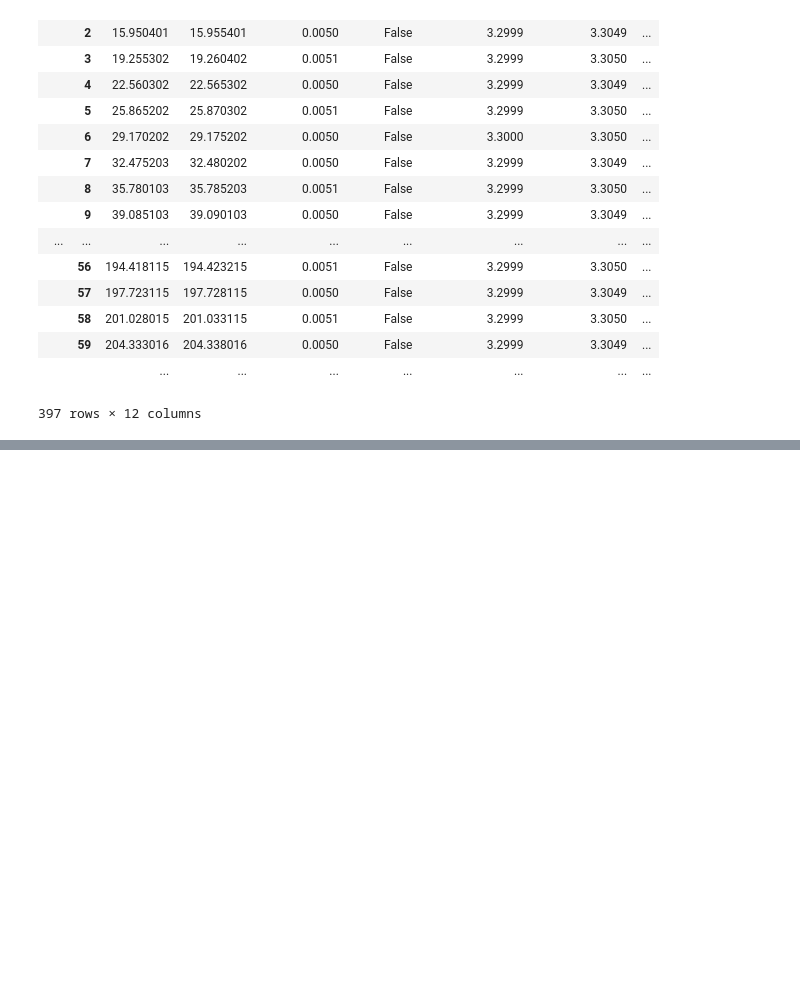
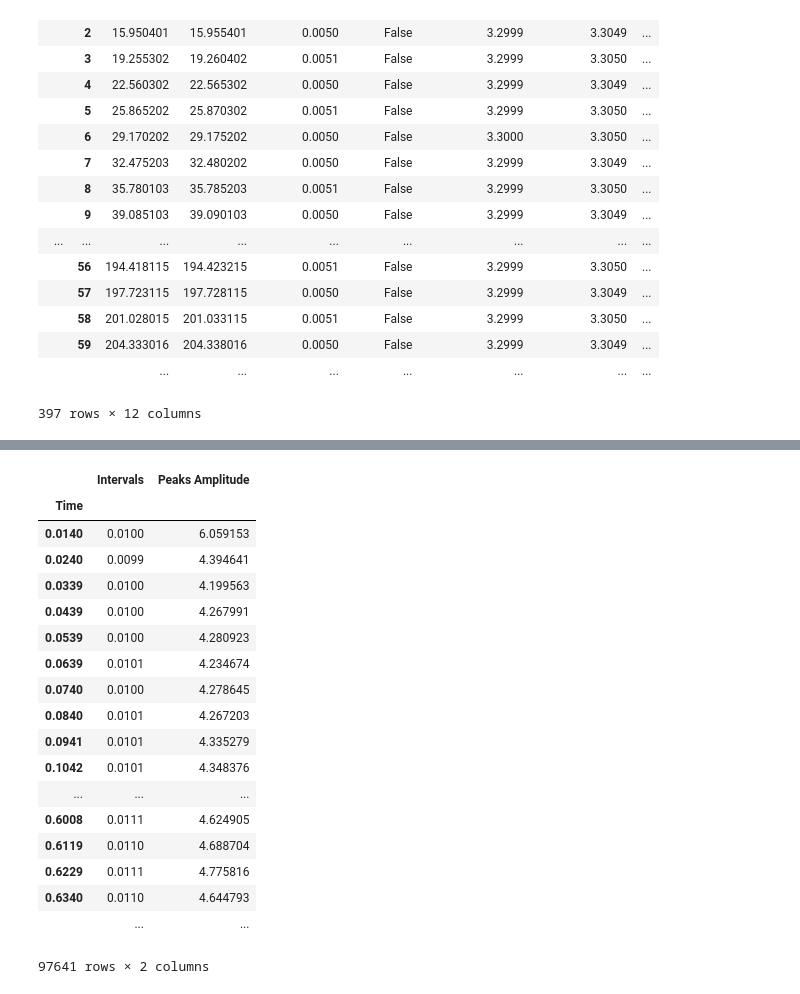
Before and after one commit to aedobyns/lab, a Jupyter notebook: Kitchen Sink-Bass.ipynb, the cells around one changed output, grey strips where cells are left out. Drawn from its saved outputs; the diff is of its cells as text; code cells hidden in the pictures; blank space fills up the shorter version.

```diff
--- a/Kitchen Sink-Bass.ipynb
+++ b/Kitchen Sink-Bass.ipynb
@@ -209,0 +256,5 @@ Results['Bursts-Master']
+# %%
+temp_dict = {}
+for key, df in temp_grouped:
+    df.index = df.index.droplevel(0)
+    temp_dict[str(key)] = df
@@ -209,0 +275,22 @@ Results['Bursts-Master']
+# %%
+temp_dict['-40']
+# %% [output]
+|  | Intervals | Peaks Amplitude |
+| Time |  |  |
+| 0.0140 | 0.0100 | 6.059153 |
+| 0.0240 | 0.0099 | 4.394641 |
+| 0.0339 | 0.0100 | 4.199563 |
+| 0.0439 | 0.0100 | 4.267991 |
+| 0.0539 | 0.0100 | 4.280923 |
+| 0.0639 | 0.0101 | 4.234674 |
+| 0.0740 | 0.0100 | 4.278645 |
+| 0.0840 | 0.0101 | 4.267203 |
+| 0.0941 | 0.0101 | 4.335279 |
+| 0.1042 | 0.0101 | 4.348376 |
+| ... | ... | ... |
+| 0.6008 | 0.0111 | 4.624905 |
+| 0.6119 | 0.0110 | 4.688704 |
+| 0.6229 | 0.0111 | 4.775816 |
+| 0.6340 | 0.0110 | 4.644793 |
+|  | ... | ... |
+97641 rows × 2 columns
```
Also changed, not shown: parts of 5 cells of this notebook, 3 other files.
